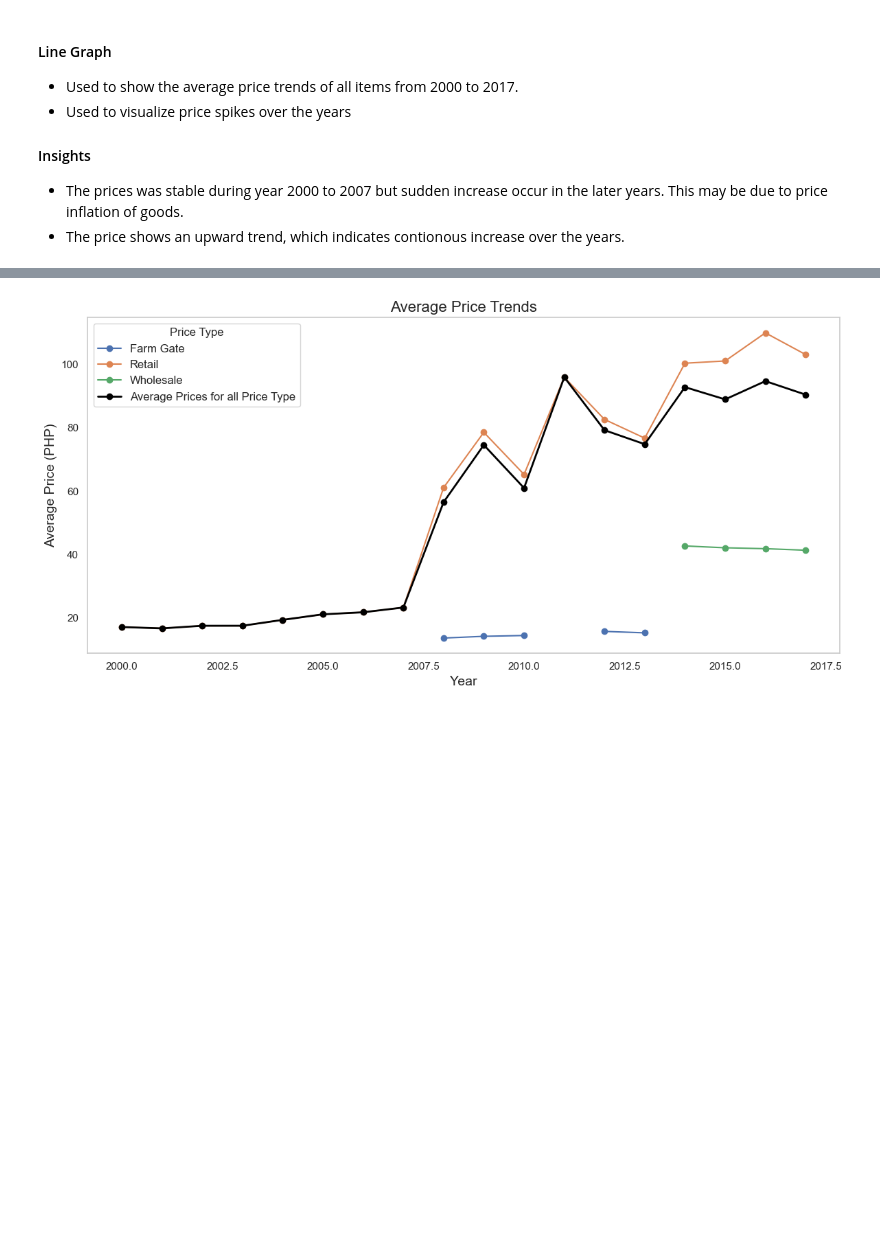
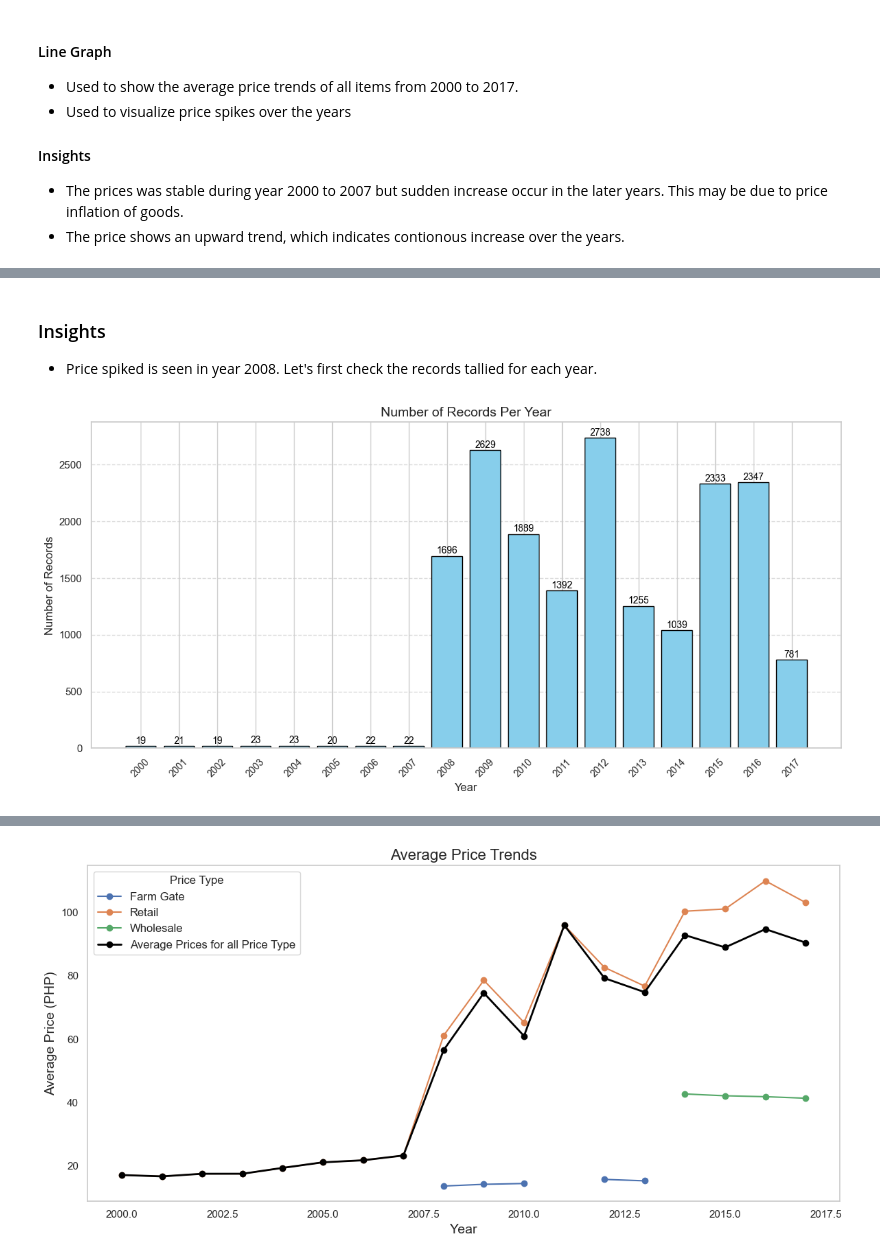
Before and after one commit to KyleZrey/PH-Food-Prices-Analysis, a Jupyter notebook: prelim_data_analysis.ipynb, the cells around one changed output, grey strips where cells are left out. Drawn from its saved outputs; the diff is of its cells as text; code cells hidden in the pictures; blank space fills up the shorter version.

```diff
--- a/prelim_data_analysis.ipynb
+++ b/prelim_data_analysis.ipynb
@@ -547,0 +572,38 @@ plt.show()
+# %% [markdown]
+### Insights
+- Price spiked is seen in year 2008. Let's first check the records tallied for each year.
+# %%
+# Count the number of records for each year
+records_per_year = clean_pfp['Year'].value_counts().sort_index()
+
+# Plot a histogram
+plt.figure(figsize=(12, 6))
+bars = plt.bar(
+    records_per_year.index,
+    records_per_year.values,
+    color='skyblue',
+    edgecolor='black'
+)
+
+# Add labels on top of each bar
+for bar in bars:
+    height = bar.get_height()
+    plt.text(
+        bar.get_x() + bar.get_width() / 2,
+        height + 1,
+        str(height),
+        ha='center',
+        va='bottom',
+        fontsize=10,
+        color='black'
+    )
+
+plt.xlabel('Year', fontsize=12)
+plt.ylabel('Number of Records', fontsize=12)
+plt.title('Number of Records Per Year', fontsize=14)
+plt.xticks(records_per_year.index, rotation=45, fontsize=10)
+plt.grid(axis='y', linestyle='--', alpha=0.7)
+plt.tight_layout()
+plt.show()
+# %% [output]
+[figure, added]
```
Also changed, not shown: parts of 19 cells of this notebook.
